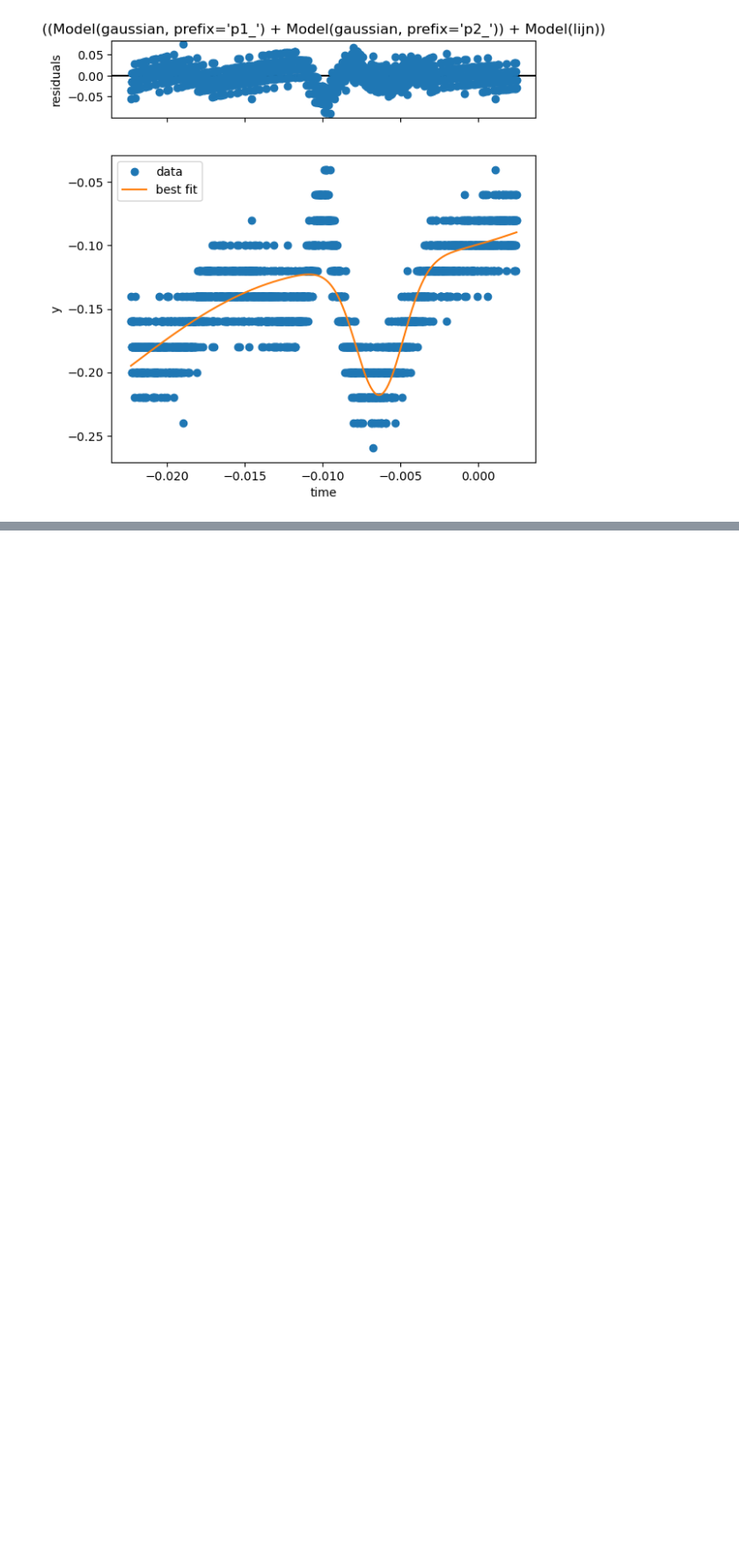
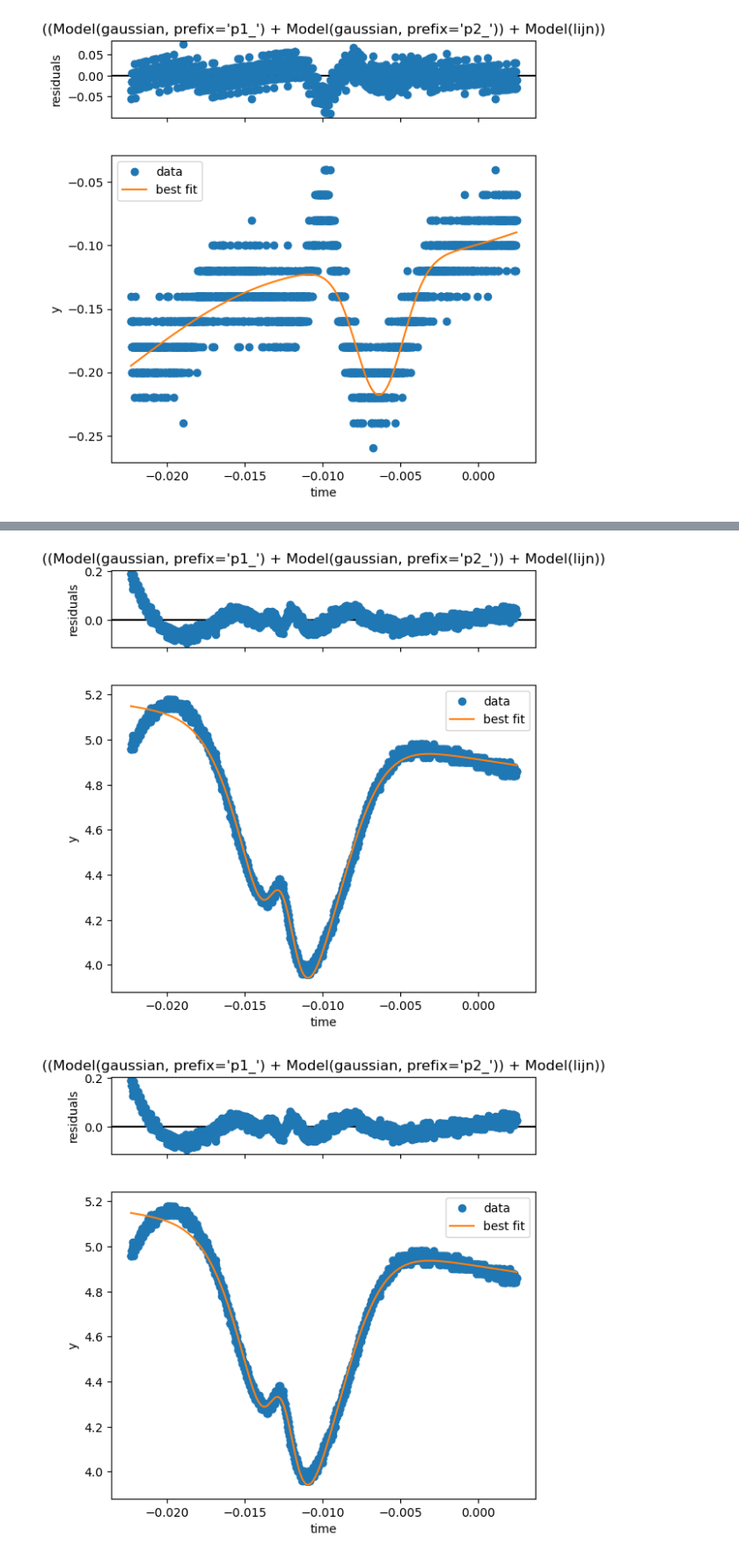
Before and after one commit to sabrahaim/Rubidium-spectrum, a Jupyter notebook: oude_metingen/spectra.ipynb, the cells around one changed output, grey strips where cells are left out. Shown at 88% size. Cells and saved outputs as stored; diff of their text form; code cells hidden in the pictures; blank space fills up the shorter version.

```diff
--- a/spectra.ipynb
+++ b/oude_metingen/spectra.ipynb
@@ -88,0 +86,13 @@ Correlations (unreported correlations are < 0.100)
+# %%
+gauss1 = models.Model(gaussian, prefix='p1_')
+gauss2 = models.Model(gaussian, prefix='p2_')
+linear_function = models.Model(line, name="lijn")
+
+curve = gauss1 + gauss2 + linear_function
+params = curve.make_params(p1_A = -1, p1_mu=-0.013, p1_sigma=0.001, p2_A = -1.2, p2_mu=-0.012, p2_sigma=0.003,a=-0.6,b=5.2)
+fit_curve = curve.fit(voltage1, params,time=time )
+# %%
+fit_curve.plot()
+# %% [output]
+[figure, added]
+[figure, added]
```
Also changed, not shown: parts of 4 cells of this notebook, 6 other files.
